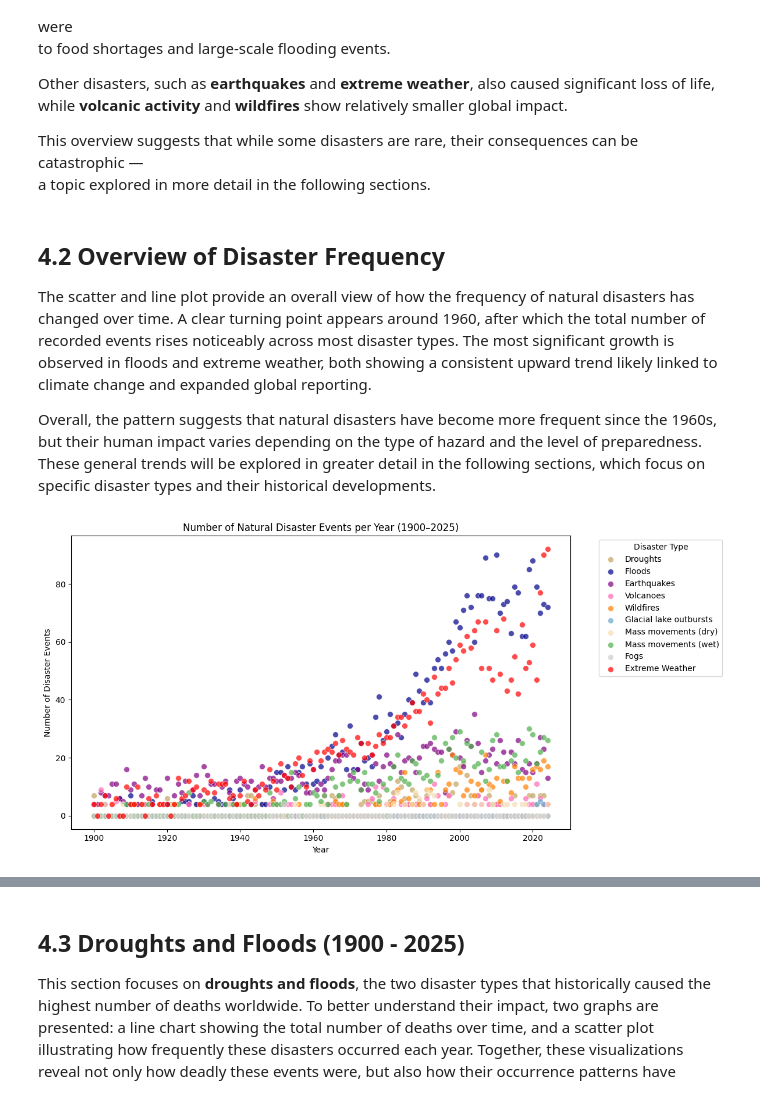
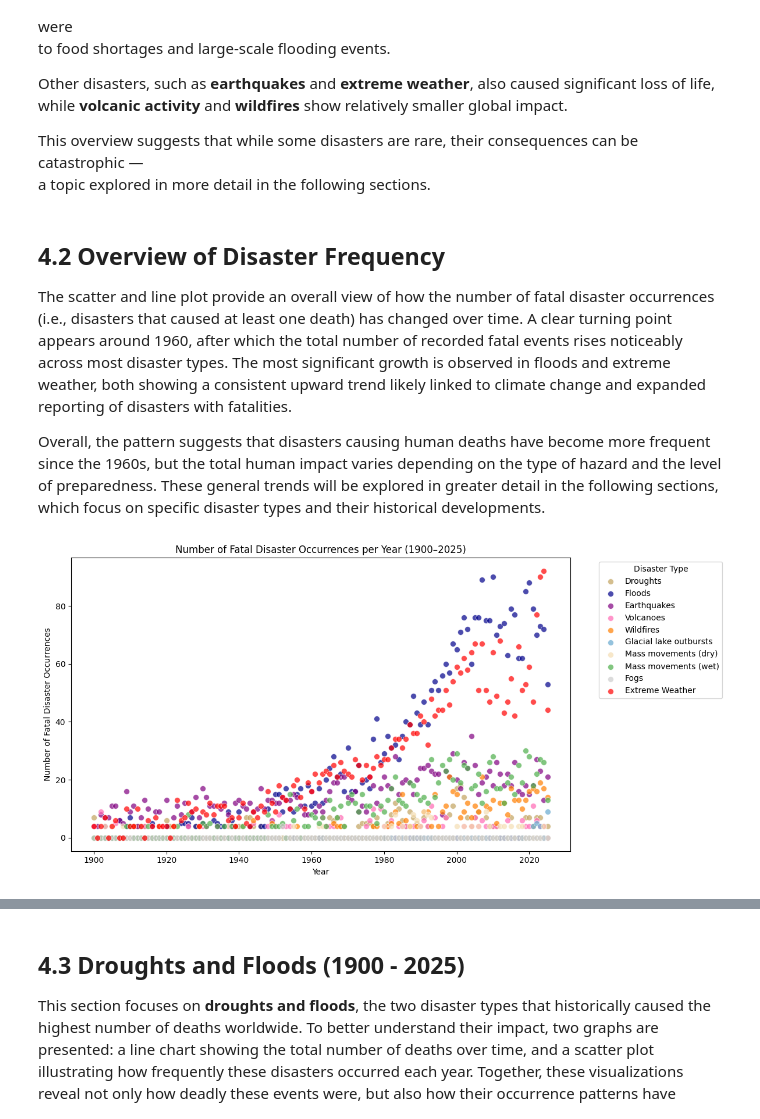
Before and after one commit to Maria-Kolouchova/natural-disasters-analysis, a Jupyter notebook: NaturalDisasterImpacts.ipynb, the cells around one changed output, grey strips where cells are left out. Drawn from its saved outputs; the diff is of its cells as text; code cells hidden in the pictures.

```diff
--- a/NaturalDisasterImpacts.ipynb
+++ b/NaturalDisasterImpacts.ipynb
@@ -195,11 +151,11 @@ a topic explored in more detail in the following sections.
 # %% [markdown]
 ## 4.2 Overview of Disaster Frequency
 
-The scatter and line plot provide an overall view of how the frequency of natural disasters has changed over time.
-A clear turning point appears around 1960, after which the total number of recorded events rises noticeably across most disaster types.
-The most significant growth is observed in floods and extreme weather, both showing a consistent upward trend likely linked to climate change and expanded global reporting.
+The scatter and line plot provide an overall view of how the number of fatal disaster occurrences (i.e., disasters that caused at least one death) has changed over time.
+A clear turning point appears around 1960, after which the total number of recorded fatal events rises noticeably across most disaster types.
+The most significant growth is observed in floods and extreme weather, both showing a consistent upward trend likely linked to climate change and expanded reporting of disasters with fatalities.
 
-Overall, the pattern suggests that natural disasters have become more frequent since the 1960s, but their human impact varies depending on the type of hazard and the level of preparedness.
+Overall, the pattern suggests that disasters causing human deaths have become more frequent since the 1960s, but the total human impact varies depending on the type of hazard and the level of preparedness.
 These general trends will be explored in greater detail in the following sections, which focus on specific disaster types and their historical developments.
 # %%
 df_copy = df_natdis.copy()
@@ -221,36 +177,36 @@ df_year_counts = df_dis_counts.groupby('Year')[death_cols_copy].sum()
 # %%
 # Scatter plot - all disasters
 color_map = {
     'Droughts': '#c2a35f',
     'Floods': '#00008B',
     'Earthquakes': '#800080',
     'Volcanoes': '#FF69B4',
     'Wildfires': '#ff7f00',
     'Glacial lake outbursts': '#67a9cf',
     'Mass movements (dry)': '#F5DEB3',
     'Mass movements (wet)': '#4daf4a',
     'Fogs': '#cccccc',
     'Extreme Weather': '#FF0000'}
 
 plt.figure(figsize=(12, 6))
 
 for col in death_cols_copy:
     sns.scatterplot(
         x=df_year_counts.index,
         y=df_year_counts[col],
         label=col.replace('Deaths - ', ''),
         s=50,
         alpha=0.7,
         color=color_map[col])
 
 plt.xlabel('Year')
-plt.ylabel('Number of Disaster Events')
-plt.title('Number of Natural Disaster Events per Year (1900–2025)')
+plt.ylabel('Number of Fatal Disaster Occurrences')
+plt.title('Number of Fatal Disaster Occurrences per Year (1900–2025)')
 plt.legend(title='Disaster Type', bbox_to_anchor=(1.05, 1), loc='upper left')
 plt.tight_layout()
 plt.show()
 # %% [output]
-[figure, old version]
+[figure, new version]
 # %%
 # Adding a column for total number of all disaster events combined
 df_year_counts = df_year_counts[df_year_counts.index < df_year_counts.index.max()].copy()
```
Also changed, not shown: parts of 21 cells of this notebook.
